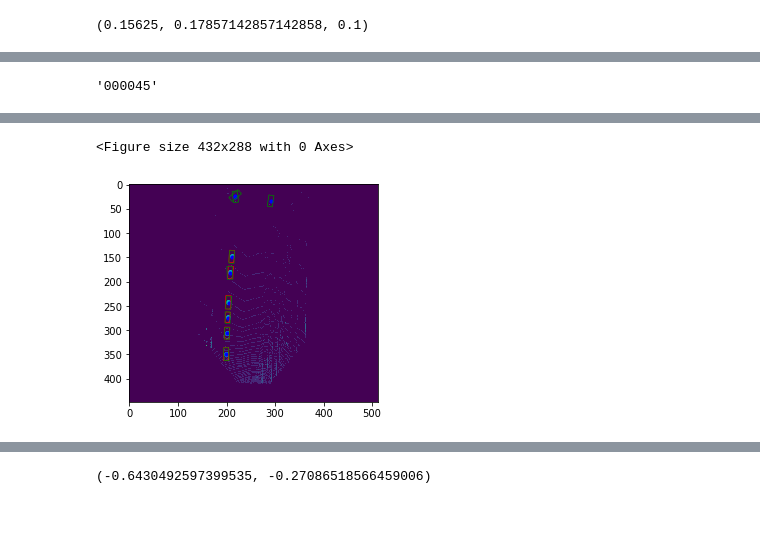
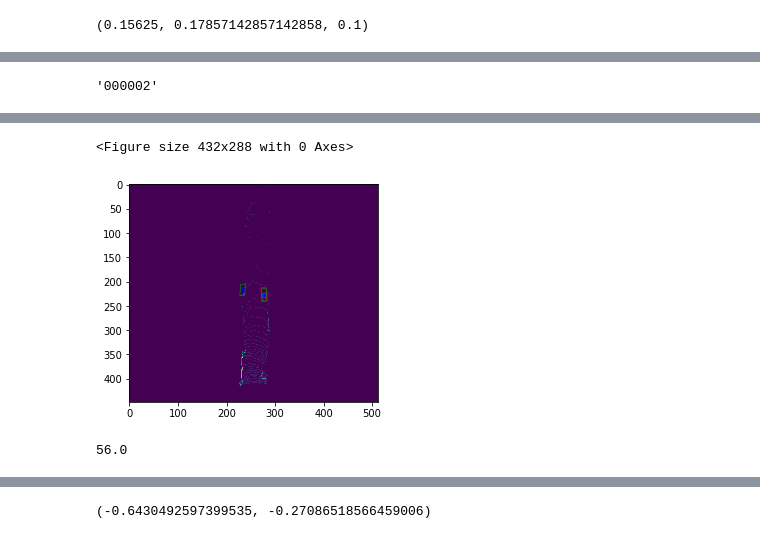
Before and after one commit to marmohamed/Multi-Modal-Fusion-For-3d-Object-Detection, a Jupyter notebook: src/Notebooks/Model Evaluation-Copy1.ipynb, the cells around one changed output, grey strips where cells are left out. Cells and saved outputs as stored; diff of their text form; code cells hidden in the pictures.

```diff
--- a/src/Notebooks/Model Evaluation-Copy1.ipynb
+++ b/src/Notebooks/Model Evaluation-Copy1.ipynb
@@ -749,7 +750,7 @@ list_lidar_paths = list(map(lambda x: base_path+'/data_object_velodyne/training/
 list_label_paths = list(map(lambda x: base_path + '/data_object_label_2/training/label_2/' + x + '.txt', list_files))
 list_calib_paths = list(map(lambda x: base_path + '/data_object_calib/training/calib/' + x + '.txt', list_files))
 # %%
-i_c = 23
+i_c = 1
 current_file = list_files[i_c]
 current_file
 # %% [output]
@@ -868,8 +832,7 @@ plt.imshow(img)
 
 
 rot, tr, sc, image_translate_x, image_translate_y, ang, fliplr = get_augmentation_parameters(False)
-# fliplr = True
-# tr[0][0] = 10
+
 data_reader_obj = DataReader(list_camera_paths[i_c],
                              list_calib_paths[i_c],
                              list_label_paths[i_c],
@@ -877,9 +840,8 @@ data_reader_obj = DataReader(list_camera_paths[i_c],
                              rot, sc, tr, ang, image_translate_x, image_translate_y,
                              get_actual_dims=True,
                              fliplr=fliplr)
-
-# data_reader_obj.lidar_reader = LidarReader2(list_lidar_paths[i_c], list_calib_paths[i_c], list_camera_paths[i_c], rot, tr, sc, fliplr=fliplr)
-
+# data_reader_obj.lidar_reader.size = (448//4, 512//4, 35)
+data_reader_obj.label_reader.size = (448, 512, 35)
 camera_image = data_reader_obj.read_image()
 lidar_image = data_reader_obj.lidar_reader.read_lidar()
 _, label, directions = data_reader_obj.label_reader.read_label()
@@ -1447,7 +1411,7 @@ for i in range(6):
 # %%
 current_file
 # %% [output]
-'000045'
+'000002'
 # %%
 th=0.2
 # truth_value = feed_dict[model.y_true][0, :, :, :, :]
@@ -1459,26 +1423,26 @@ points = get_points(converted_points, base_path + '/data_object_calib/training/c
 res = '\n'.join([' '.join([str(l) for l in points[i]]) for i in range(len(points))])
 # print('res', res)
 print(len(points))
-if True:
-        labels, indxes = read_label2(res, base_path + '/data_object_calib/training/calib/'+ current_file + '.txt', 0, 0, get_actual_dims=True, from_file=False)
-#         print(len(labels), len(points))
-        if len(labels) != len(points):
-            print('not the same')
+# if True:
+#         labels, indxes = read_label2(res, base_path + '/data_object_calib/training/calib/'+ current_file + '.txt', 0, 0, get_actual_dims=True, from_file=False)
+# #         print(len(labels), len(points))
+#         if len(labels) != len(points):
+#             print('not the same')
 
-        points = np.array(points)
-        points = points[indxes]
-        if len(labels) > 0:
-            selected_idx = nms(labels, np.array([points[i][-1] for i in range(len(points))]), max_output_size=100, iou_threshold=0.3)
-        else:
-            selected_idx = []
-#         print('done', len(selected_idx))
+#         points = np.array(points)
+#         points = points[indxes]
+#         if len(labels) > 0:
+#             selected_idx = nms(labels, np.array([points[i][-1] for i in range(len(points))]), max_output_size=100, iou_threshold=0.3)
+#         else:
+#             selected_idx = []
+# #         print('done', len(selected_idx))
 
-        if len(selected_idx) > 0:
-            points = points[selected_idx]
-            print(len(points))
-            res = '\n'.join([' '.join([str(l) for l in points[i]]) for i in range(len(points))])
-        else:
-            res=""
+#         if len(selected_idx) > 0:
+#             points = points[selected_idx]
+#             print(len(points))
+#             res = '\n'.join([' '.join([str(l) for l in points[i]]) for i in range(len(points))])
+#         else:
+#             res=""
 
 
 text_file = open('./' + current_file + '.txt', "wb+")
@@ -1494,7 +1458,7 @@ data_reader_obj.label_reader = LabelReader('./' + current_file + '.txt',
                                            rot, tr, sc, ang, data_reader_obj.calib_reader,
                                         get_actual_dims=True,
                                         from_file=True, fliplr=fliplr)
-
+data_reader_obj.label_reader.size = (448, 512, 35)
 points, label_bev, directions = data_reader_obj.read_label()
 
 #groundtruth
@@ -1582,2 +1543,6 @@ plt.show()
 <Figure size 432x288 with 0 Axes>
-[figure, old version]
+[figure, new version]
+# %%
+226.5721970389598//4
+# %% [output]
+56.0
```
Also changed, not shown: parts of 46 cells of this notebook, 1 other file.
